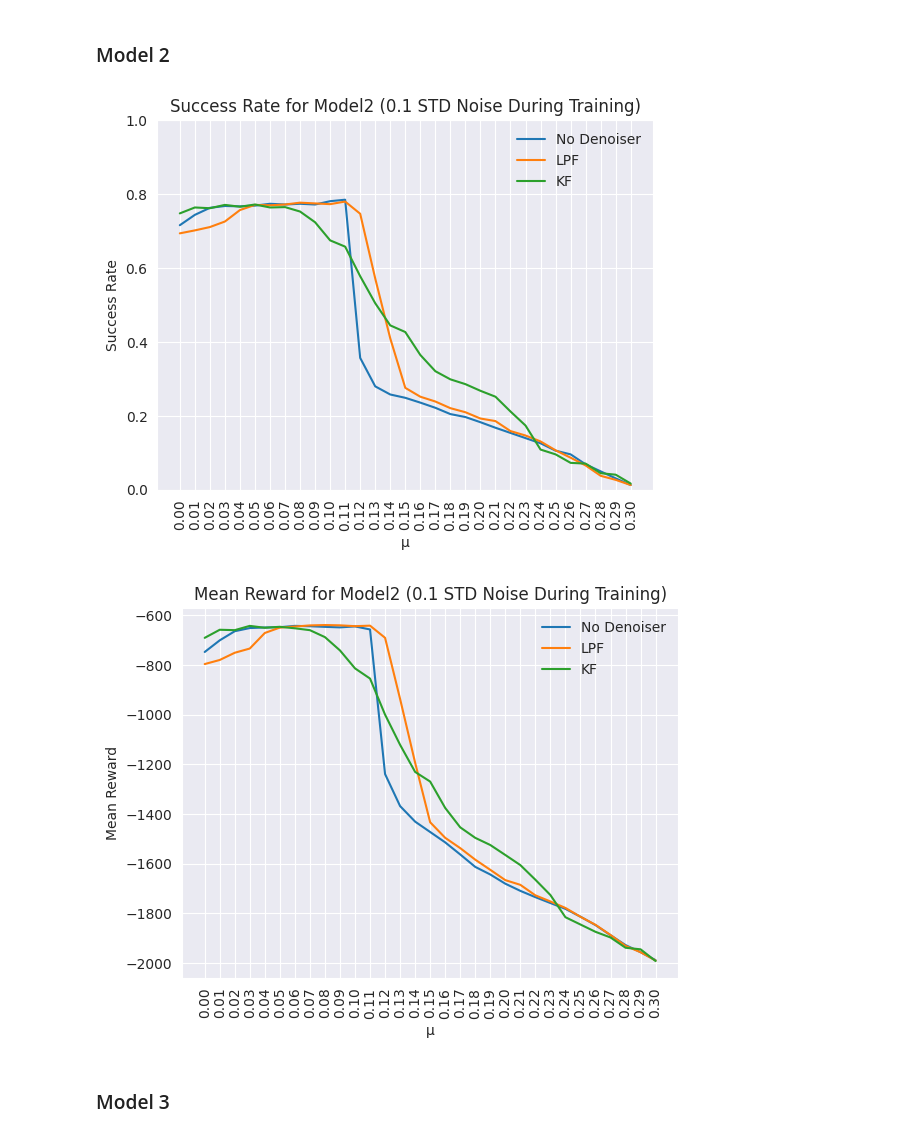
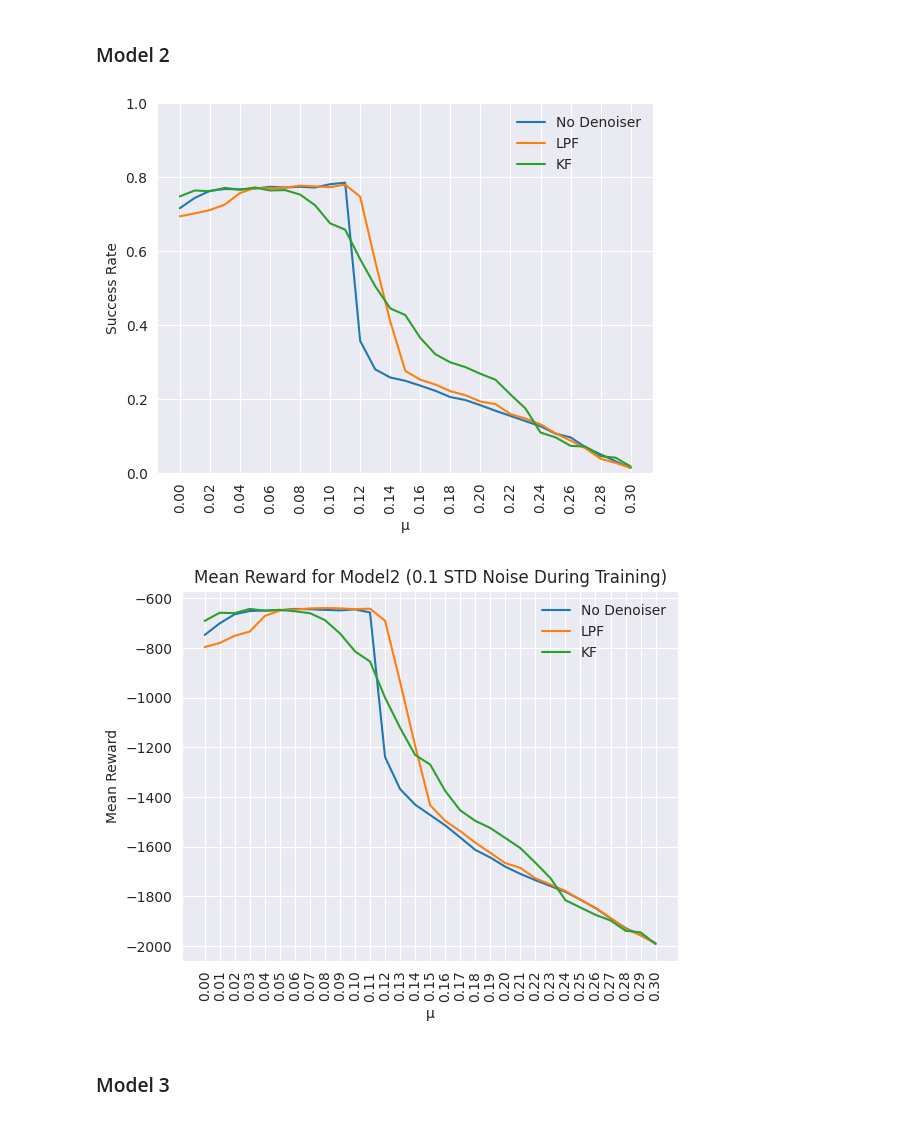
Before and after one commit to thatblueboy/DroneControl, a Jupyter notebook: visualizations/biased_viz.ipynb, the cells around one changed output. Saved outputs shown, nothing was run; the diff lists cells and outputs as text; code cells hidden in the pictures.

```diff
--- a/visualizations/biased_viz.ipynb
+++ b/visualizations/biased_viz.ipynb
@@ -46,22 +46,22 @@ plt.show()
 # %%
 analysisDataModel2 = parser.parseAnalysisData('../SBAgent/evalResults/model2/biased.md')
 
-plt.title("Success Rate for Model2 (0.1 STD Noise During Training)")
 plotForDenoiser(analysisDataModel2, 'Success Rate', 'None')
 plotForDenoiser(analysisDataModel2, 'Success Rate', 'LPF')
 plotForDenoiser(analysisDataModel2, 'Success Rate', 'KF')
 plt.legend(["No Denoiser", "LPF", "KF"], frameon=False)
 plt.ylim(0,1)
+plt.xticks(np.arange(0,0.31,0.02))
 plt.show()
 
 plt.title("Mean Reward for Model2 (0.1 STD Noise During Training)")
 plotForDenoiser(analysisDataModel2, 'Mean Reward', 'None')
 plotForDenoiser(analysisDataModel2, 'Mean Reward', 'LPF')
 plotForDenoiser(analysisDataModel2, 'Mean Reward', 'KF')
 plt.legend(["No Denoiser", "LPF", "KF"], frameon=False)
 plt.show()
 # %% [output]
-[figure, old version]
+[figure, new version]
 [figure]
 # %% [markdown]
 ### Model 3
```
Also changed, not shown: parts of 6 cells of this notebook, 33 other files.
